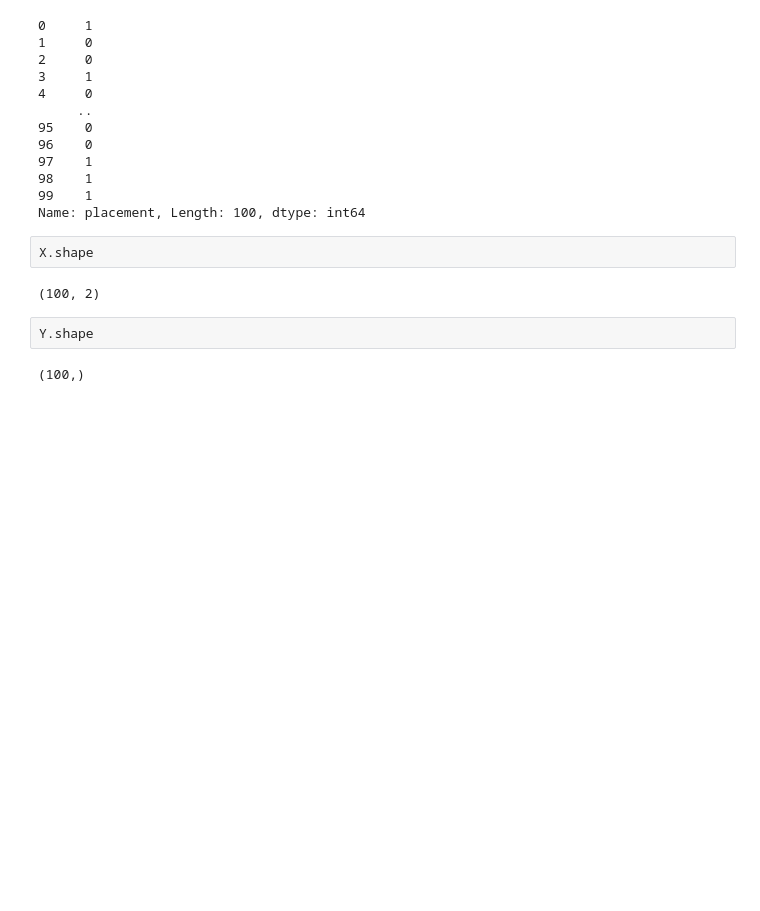
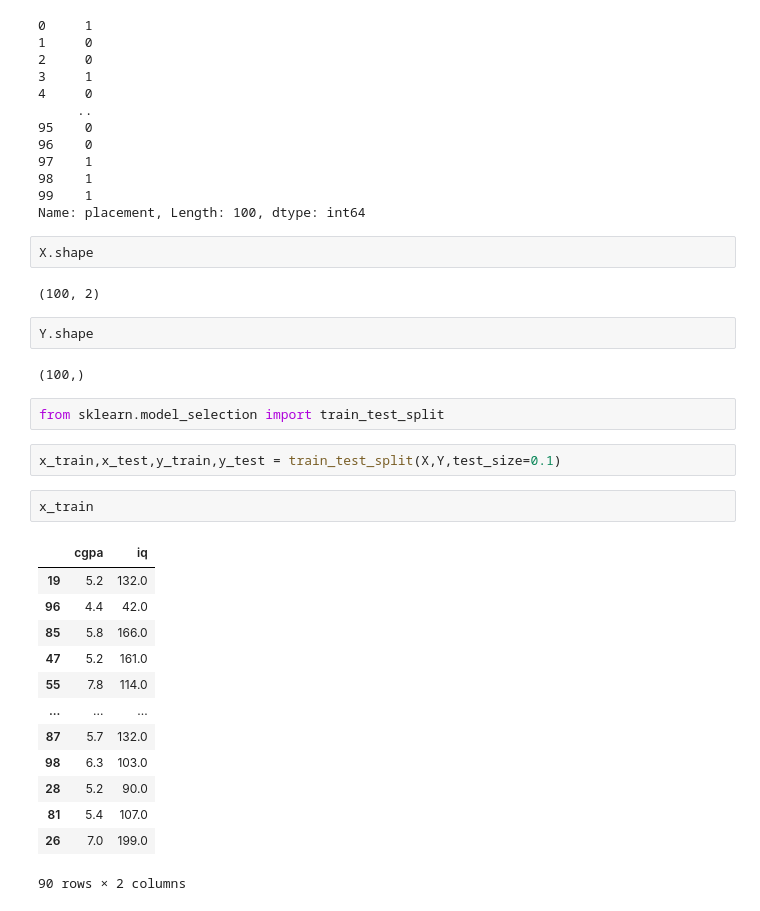
Before and after one commit to Khushi130404/Placemetrix, a Jupyter notebook: Placement_Prediction.ipynb, the cells around one changed output. Drawn from its saved outputs; the diff is of its cells as text; blank space fills up the shorter version.

Commit message:
train-test-split

```diff
--- a/Placement_Prediction.ipynb
+++ b/Placement_Prediction.ipynb
@@ -86,3 +86,23 @@ X.shape
 Y.shape
 # %% [output]
 (100,)
+# %%
+from sklearn.model_selection import train_test_split
+# %%
+x_train,x_test,y_train,y_test = train_test_split(X,Y,test_size=0.1)
+# %%
+x_train
+# %% [output]
+|  | cgpa | iq |
+| 19 | 5.2 | 132.0 |
+| 96 | 4.4 | 42.0 |
+| 85 | 5.8 | 166.0 |
+| 47 | 5.2 | 161.0 |
+| 55 | 7.8 | 114.0 |
+| ... | ... | ... |
+| 87 | 5.7 | 132.0 |
+| 98 | 6.3 | 103.0 |
+| 28 | 5.2 | 90.0 |
+| 81 | 5.4 | 107.0 |
+| 26 | 7.0 | 199.0 |
+90 rows × 2 columns
```
Also changed, not shown: parts of 3 cells of this notebook.
